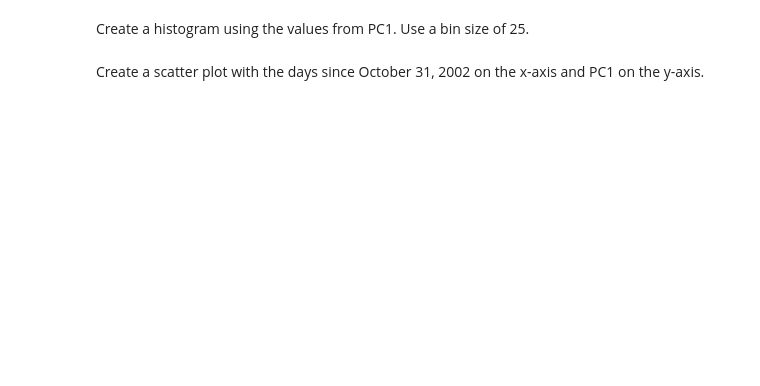
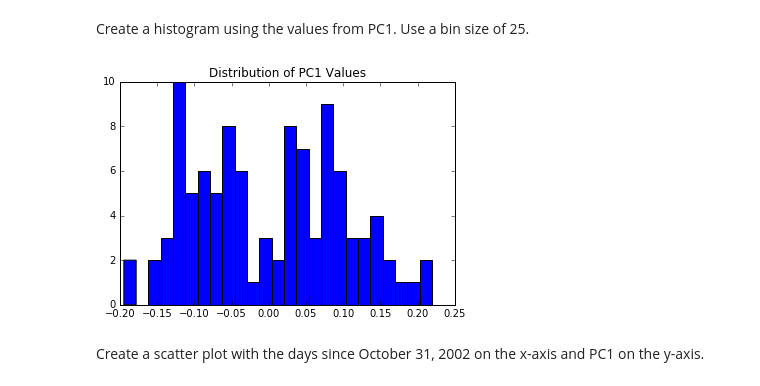
Before and after one commit to anshullahoti/Intro-Data-Science, a Jupyter notebook: Unit2-Applying Statistics/Homework/HW2P1.ipynb, the cells around one changed output. Saved outputs shown, nothing was run; the diff lists cells and outputs as text; code cells hidden in the pictures; blank space fills up the shorter version.

```diff
--- a/Unit2-Applying Statistics/Homework/HW2P1.ipynb
+++ b/Unit2-Applying Statistics/Homework/HW2P1.ipynb
@@ -121,2 +282,9 @@ Create a histogram using the values from PC1.  Use a bin size of 25.
+# %%
+fig = plt.figure()
+plt.hist(PC1, bins=25)
+plt.title("Distribution of PC1 Values")
+plt.show()
+# %% [output]
+[figure, added]
 # %% [markdown]
 Create a scatter plot with the days since October 31, 2002 on the x-axis and PC1 on the y-axis.
```
Also changed, not shown: parts of 39 cells of this notebook.
